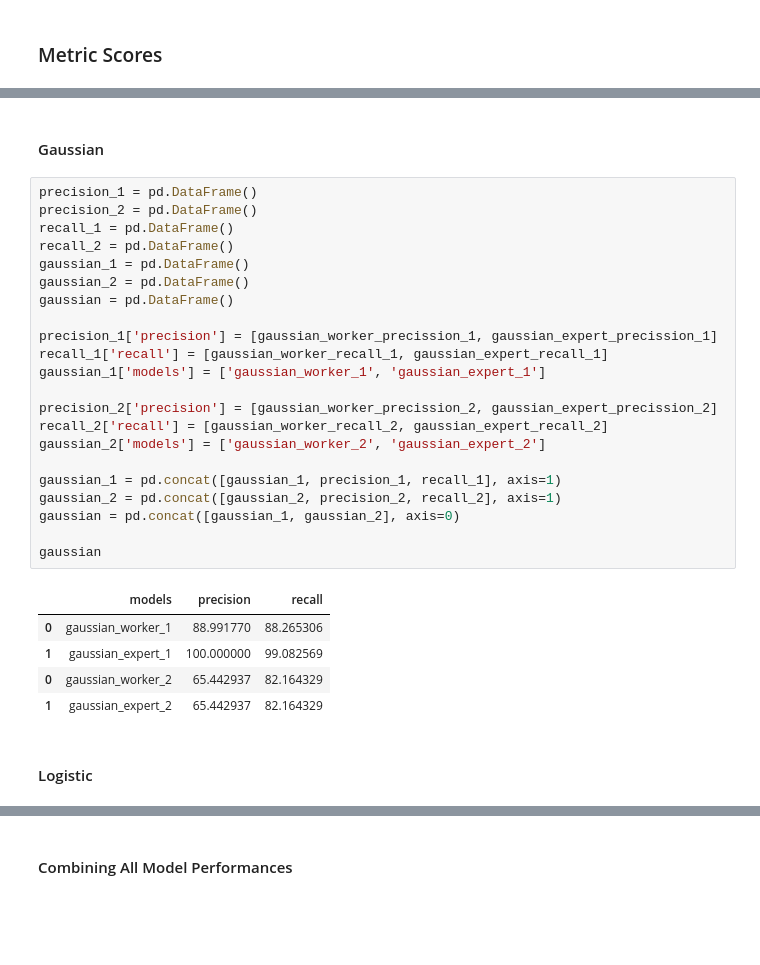
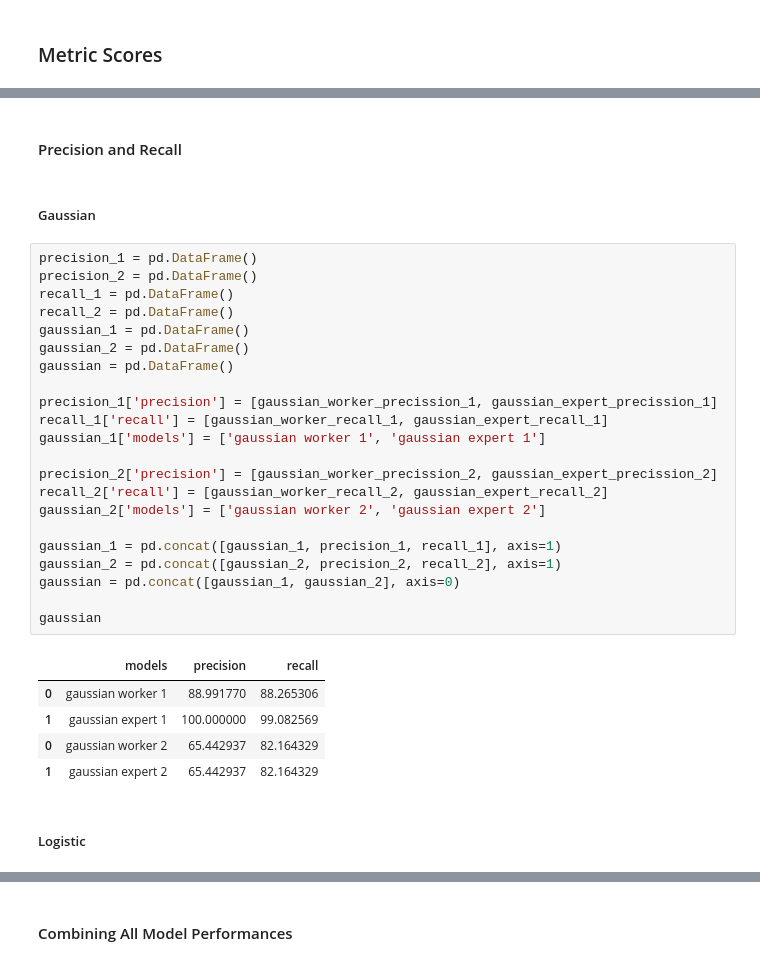
Before and after one commit to Paul-mwaura/CrowdsourcingML, a Jupyter notebook: CrowdsourcingML_Python_Notebook.ipynb, the cells around one changed output, grey strips where cells are left out. Drawn from its saved outputs; the diff is of its cells as text; blank space fills up the shorter version.

```diff
--- a/CrowdsourcingML_Python_Notebook.ipynb
+++ b/CrowdsourcingML_Python_Notebook.ipynb
@@ -1272,35 +1308,37 @@ Disparate Impact: 0.0
+# %% [markdown]
+#### Precision and Recall
 # %% [markdown]
-#### Gaussian
+##### Gaussian
 # %%
 precision_1 = pd.DataFrame()
 precision_2 = pd.DataFrame()
 recall_1 = pd.DataFrame()
 recall_2 = pd.DataFrame()
 gaussian_1 = pd.DataFrame()
 gaussian_2 = pd.DataFrame()
 gaussian = pd.DataFrame()
 
 precision_1['precision'] = [gaussian_worker_precission_1, gaussian_expert_precission_1]
 recall_1['recall'] = [gaussian_worker_recall_1, gaussian_expert_recall_1]
-gaussian_1['models'] = ['gaussian_worker_1', 'gaussian_expert_1']
+gaussian_1['models'] = ['gaussian worker 1', 'gaussian expert 1']
 
 precision_2['precision'] = [gaussian_worker_precission_2, gaussian_expert_precission_2]
 recall_2['recall'] = [gaussian_worker_recall_2, gaussian_expert_recall_2]
-gaussian_2['models'] = ['gaussian_worker_2', 'gaussian_expert_2']
+gaussian_2['models'] = ['gaussian worker 2', 'gaussian expert 2']
 
 gaussian_1 = pd.concat([gaussian_1, precision_1, recall_1], axis=1)
 gaussian_2 = pd.concat([gaussian_2, precision_2, recall_2], axis=1)
 gaussian = pd.concat([gaussian_1, gaussian_2], axis=0)
 
 gaussian
 # %% [output]
 |  | models | precision | recall |
-| 0 | gaussian_worker_1 | 88.991770 | 88.265306 |
-| 1 | gaussian_expert_1 | 100.000000 | 99.082569 |
-| 0 | gaussian_worker_2 | 65.442937 | 82.164329 |
-| 1 | gaussian_expert_2 | 65.442937 | 82.164329 |
+| 0 | gaussian worker 1 | 88.991770 | 88.265306 |
+| 1 | gaussian expert 1 | 100.000000 | 99.082569 |
+| 0 | gaussian worker 2 | 65.442937 | 82.164329 |
+| 1 | gaussian expert 2 | 65.442937 | 82.164329 |
 # %% [markdown]
-#### Logistic
+##### Logistic
 # %%
 precision_1 = pd.DataFrame()
 precision_2 = pd.DataFrame()
```
Also changed, not shown: parts of 21 cells of this notebook.
